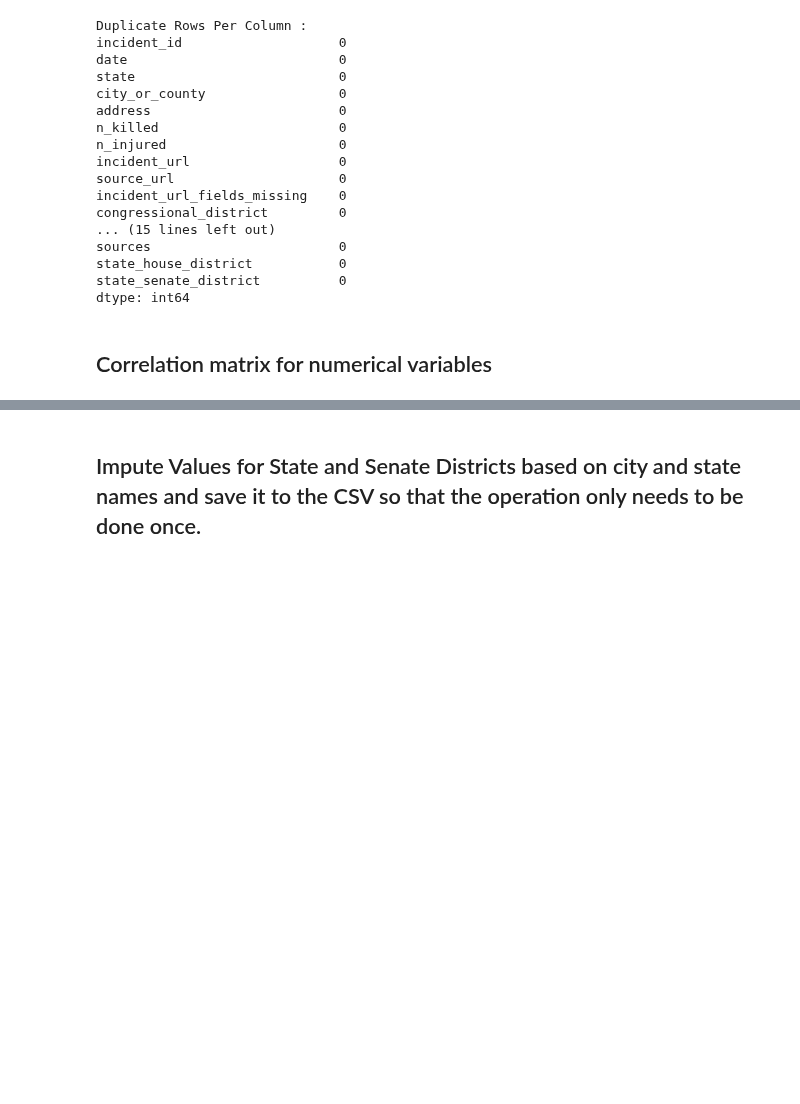
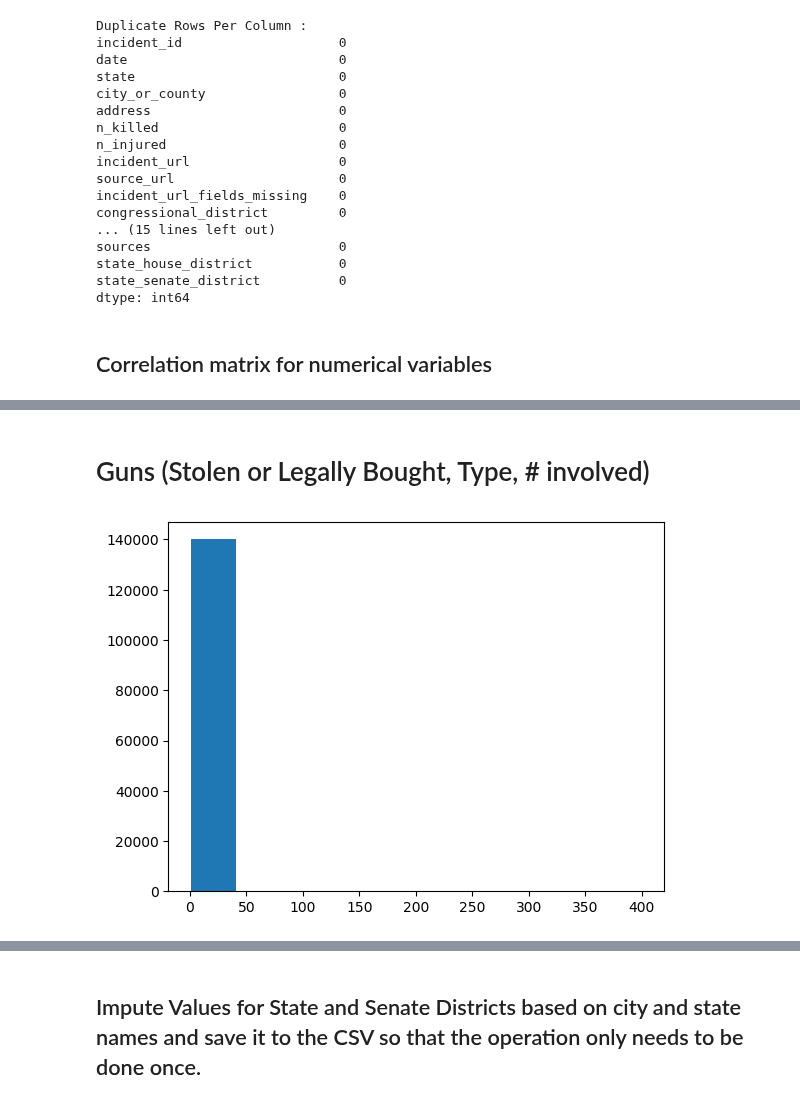
Before and after one commit to vivianndo/ads508_gunviolence, a Jupyter notebook: project.ipynb, the cells around one changed output, grey strips where cells are left out. Drawn from its saved outputs; the diff is of its cells as text; code cells hidden in the pictures; blank space fills up the shorter version.

```diff
--- a/project.ipynb
+++ b/project.ipynb
@@ -411,0 +419,7 @@ df.corr()
+# %% [markdown]
+# Guns (Stolen or Legally Bought, Type, # involved)
+# %%
+plt.hist(df['n_guns_involved'])
+plt.show()
+# %% [output]
+[figure, added]
```
Also changed, not shown: parts of 37 cells of this notebook.
